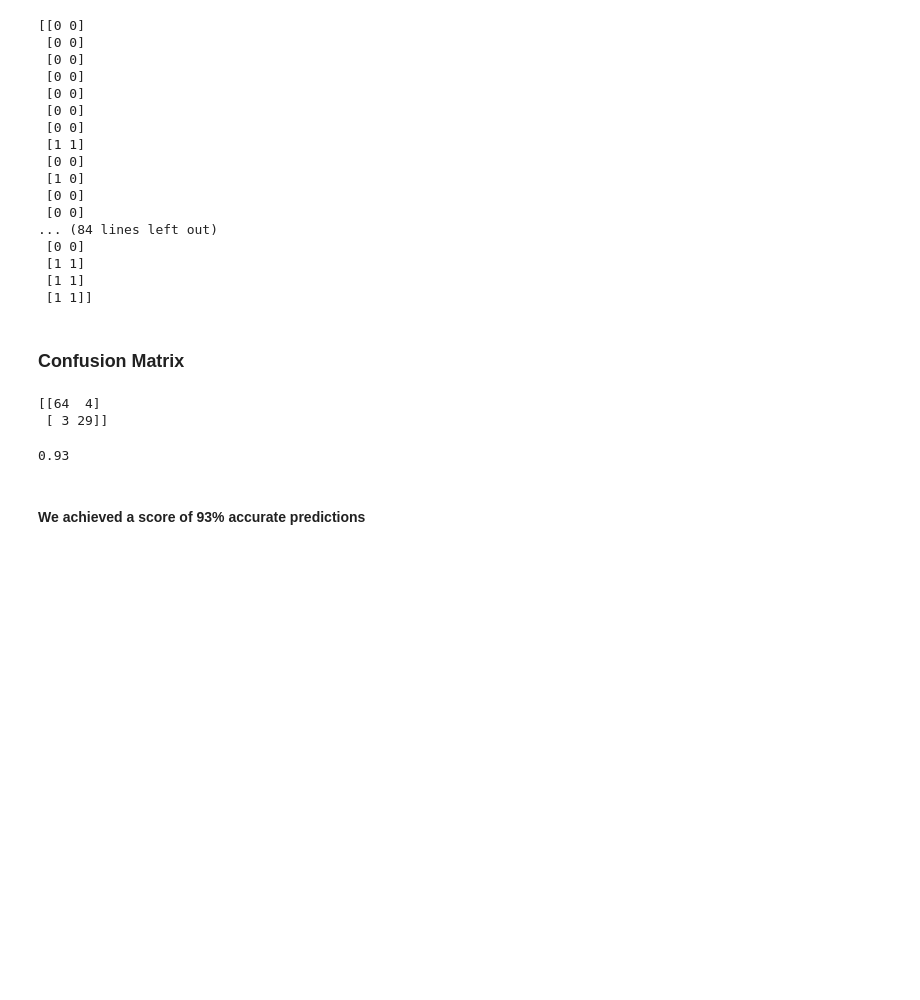
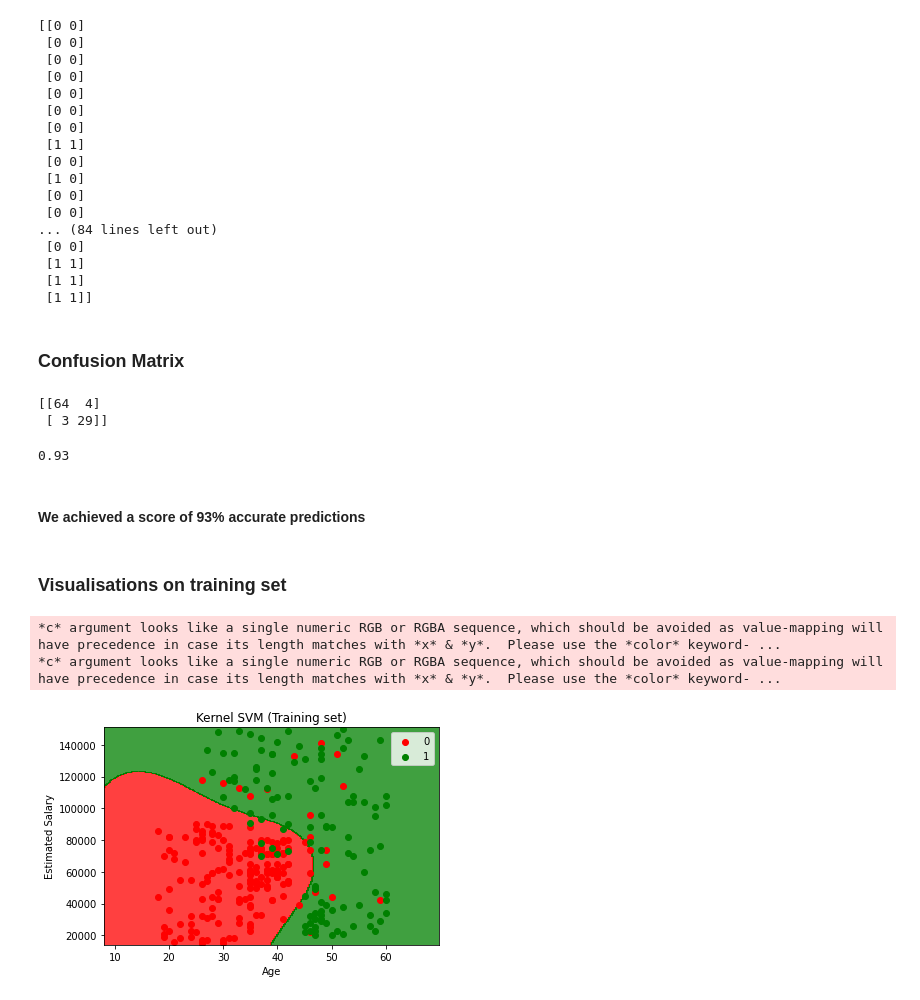
Before and after one commit to Samrath49/AI_ML_DL, a Jupyter notebook: 12. KernalSVM.ipynb, the cells around one changed output. Saved outputs shown, nothing was run; the diff lists cells and outputs as text; code cells hidden in the pictures; blank space fills up the shorter version.

Commit message:
Classification, RBF, Single Prediction, Confusion Matrix, Visualisation

```diff
--- a/12. KernalSVM.ipynb
+++ b/12. KernalSVM.ipynb
@@ -79,3 +79,25 @@ accuracy_score(y_test, y_pred)
 0.93
 # %% [markdown]
 #### We achieved a score of 93% accurate predictions
+# %% [markdown]
+### Visualisations on training set
+# %%
+from matplotlib.colors import ListedColormap
+X_set, y_set = sc.inverse_transform(X_train), y_train
+X1, X2 = np.meshgrid(np.arange(start = X_set[:, 0].min() - 10, stop = X_set[:, 0].max() + 10, step = 0.25),
+                     np.arange(start = X_set[:, 1].min() - 1000, stop = X_set[:, 1].max() + 1000, step = 0.25))
+plt.contourf(X1, X2, classifier.predict(sc.transform(np.array([X1.ravel(), X2.ravel()]).T)).reshape(X1.shape),
+             alpha = 0.75, cmap = ListedColormap(('red', 'green')))
+plt.xlim(X1.min(), X1.max())
+plt.ylim(X2.min(), X2.max())
+for i, j in enumerate(np.unique(y_set)):
+    plt.scatter(X_set[y_set == j, 0], X_set[y_set == j, 1], c = ListedColormap(('red', 'green'))(i), label = j)
+plt.title('Kernel SVM (Training set)')
+plt.xlabel('Age')
+plt.ylabel('Estimated Salary')
+plt.legend()
+plt.show()
+# %% [output]
+*c* argument looks like a single numeric RGB or RGBA sequence, which should be avoided as value-mapping will have precedence in case its length matches with *x* & *y*.  Please use the *color* keyword- ...
+*c* argument looks like a single numeric RGB or RGBA sequence, which should be avoided as value-mapping will have precedence in case its length matches with *x* & *y*.  Please use the *color* keyword- ...
+[figure, added]
```
Also changed, not shown: parts of 2 cells of this notebook.
